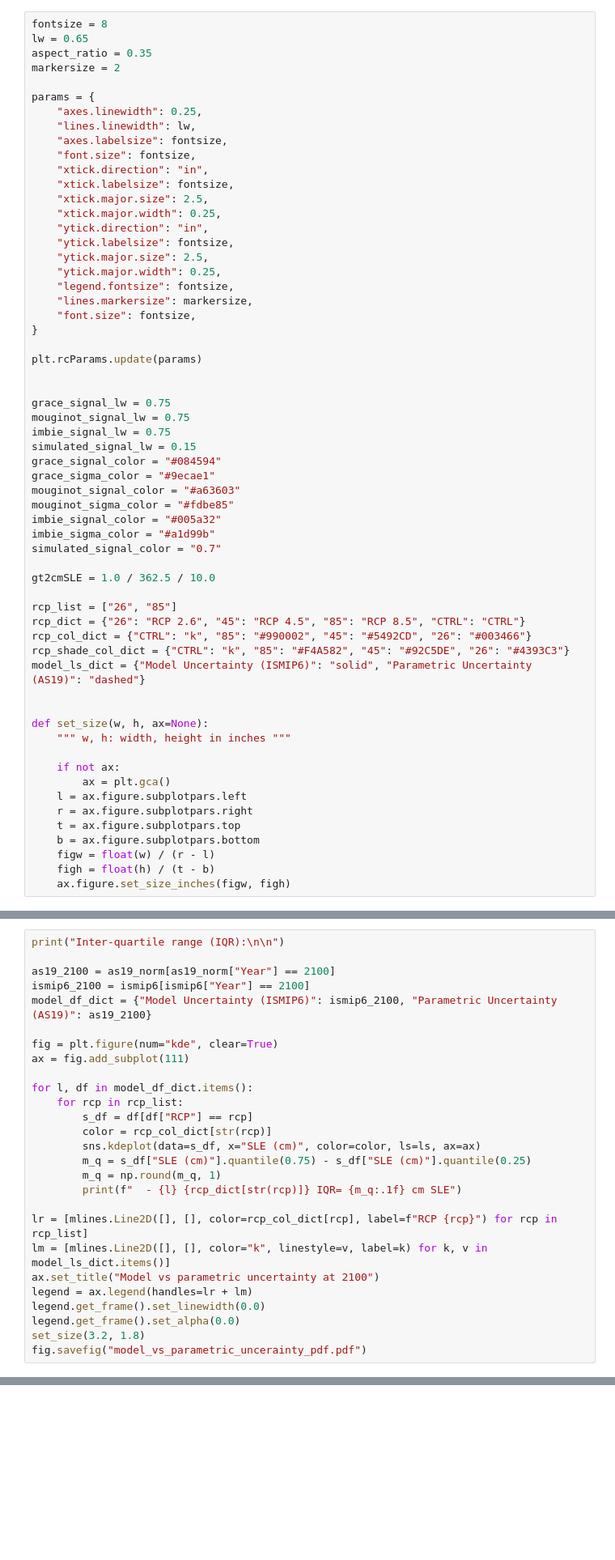
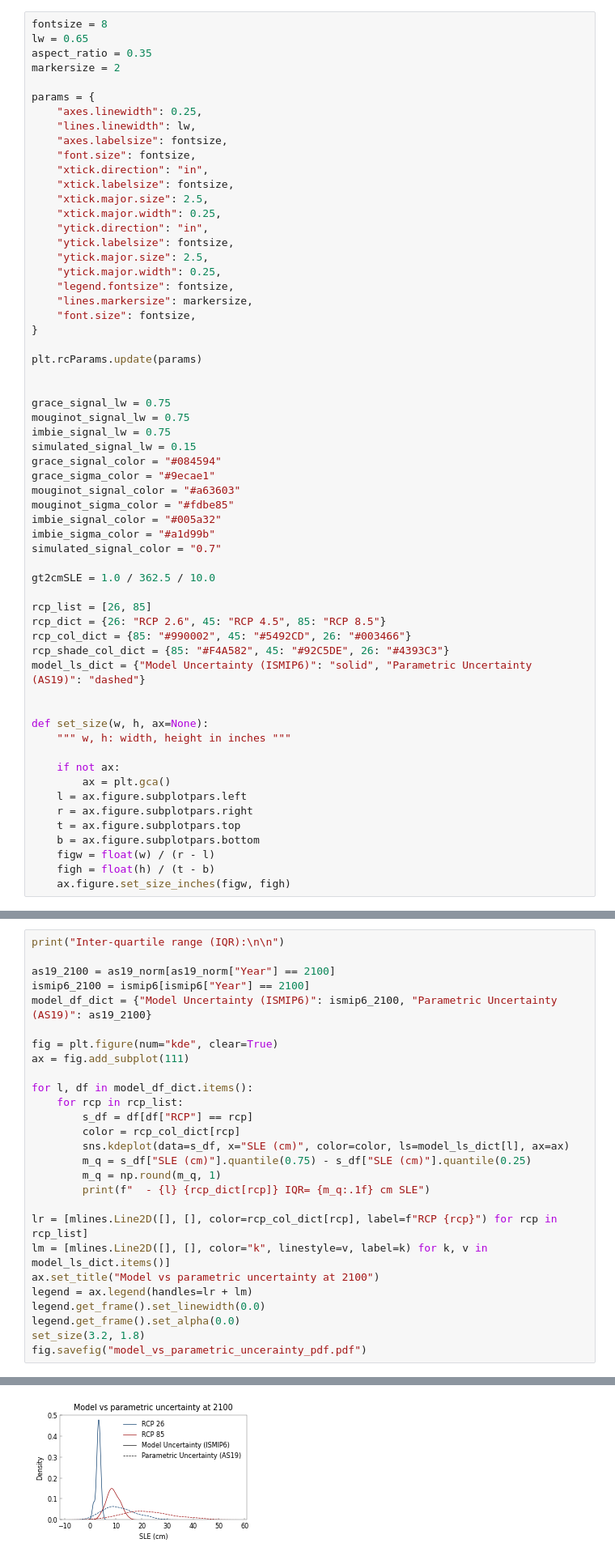
Before and after one commit to aaschwanden/ismip6-ipcc, a Jupyter notebook: analyze_slr_predictions.ipynb, the cells around one changed output, grey strips where cells are left out. Shown at 81% size. Saved outputs shown, nothing was run; the diff lists cells and outputs as text; blank space fills up the shorter version.

Commit message:
minor fixes
updated GRACE time series
fixed line style in figure

```diff
--- a/analyze_slr_predictions.ipynb
+++ b/analyze_slr_predictions.ipynb
@@ -61,10 +61,10 @@ simulated_signal_color = "0.7"
 
 gt2cmSLE = 1.0 / 362.5 / 10.0
 
-rcp_list = ["26", "85"]
-rcp_dict = {"26": "RCP 2.6", "45": "RCP 4.5", "85": "RCP 8.5", "CTRL": "CTRL"}
-rcp_col_dict = {"CTRL": "k", "85": "#990002", "45": "#5492CD", "26": "#003466"}
-rcp_shade_col_dict = {"CTRL": "k", "85": "#F4A582", "45": "#92C5DE", "26": "#4393C3"}
+rcp_list = [26, 85]
+rcp_dict = {26: "RCP 2.6", 45: "RCP 4.5", 85: "RCP 8.5"}
+rcp_col_dict = {85: "#990002", 45: "#5492CD", 26: "#003466"}
+rcp_shade_col_dict = {85: "#F4A582", 45: "#92C5DE", 26: "#4393C3"}
 model_ls_dict = {"Model Uncertainty (ISMIP6)": "solid", "Parametric Uncertainty (AS19)": "dashed"}
 
 
@@ -261,11 +261,11 @@ ax = fig.add_subplot(111)
 for l, df in model_df_dict.items():
     for rcp in rcp_list:
         s_df = df[df["RCP"] == rcp]
-        color = rcp_col_dict[str(rcp)]
-        sns.kdeplot(data=s_df, x="SLE (cm)", color=color, ls=ls, ax=ax)
+        color = rcp_col_dict[rcp]
+        sns.kdeplot(data=s_df, x="SLE (cm)", color=color, ls=model_ls_dict[l], ax=ax)
         m_q = s_df["SLE (cm)"].quantile(0.75) - s_df["SLE (cm)"].quantile(0.25)
         m_q = np.round(m_q, 1)
-        print(f"  - {l} {rcp_dict[str(rcp)]} IQR= {m_q:.1f} cm SLE")
+        print(f"  - {l} {rcp_dict[rcp]} IQR= {m_q:.1f} cm SLE")
 
 lr = [mlines.Line2D([], [], color=rcp_col_dict[rcp], label=f"RCP {rcp}") for rcp in rcp_list]
 lm = [mlines.Line2D([], [], color="k", linestyle=v, label=k) for k, v in model_ls_dict.items()]
@@ -280,0 +286 @@ NameError: name 'ismip6_2100' is not defined
+[figure, added]
```
Also changed, not shown: parts of 1 cell of this notebook, 4 other files.
